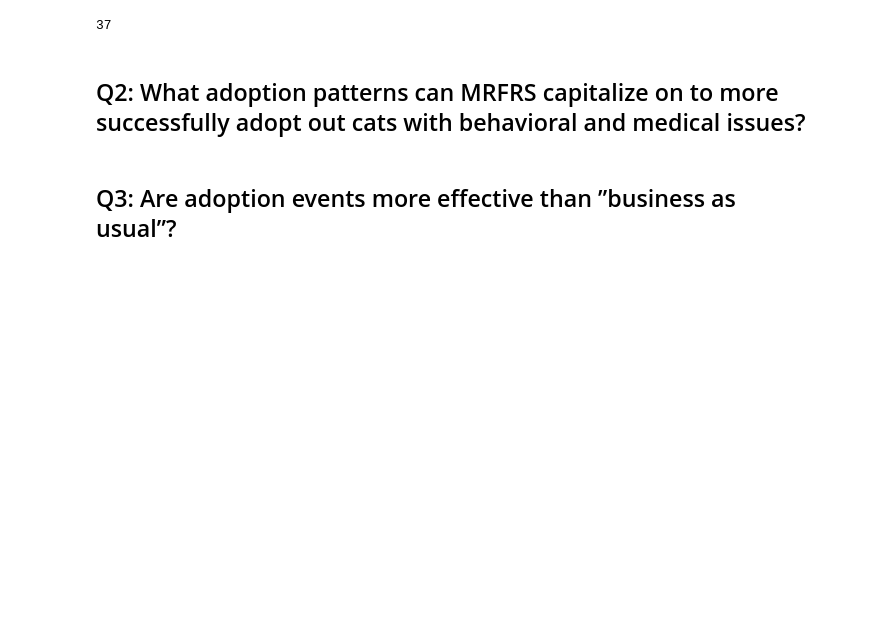
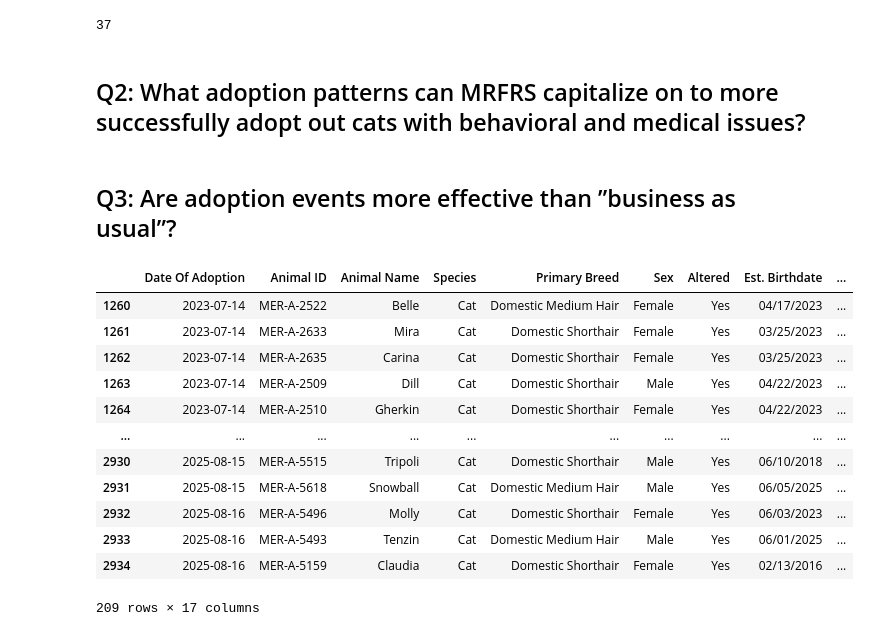
Before and after one commit to nohrg/MRFRS-stats-analysis, a Jupyter notebook: adoption_policy_P2.ipynb, the cells around one changed output. Cells and saved outputs as stored; diff of their text form; code cells hidden in the pictures; blank space fills up the shorter version.

```diff
--- a/adoption_policy_P2.ipynb
+++ b/adoption_policy_P2.ipynb
@@ -618,0 +638,27 @@ len(set(applications["City and State"].unique().tolist()))
+# %%
+calendar["Start Date"] = pd.to_datetime(calendar["Start Date"])
+calendar["End Date"] = pd.to_datetime(calendar["End Date"])
+# %%
+adopt_event_ranges = calendar.loc[calendar["Event Type"] == "Adoption", ["Start Date", "End Date"]].to_numpy()
+fund_event_ranges = calendar.loc[calendar["Event Type"] == "Fundraiser", ["Start Date", "End Date"]].to_numpy()
+# %%
+adoptions["Date Of Adoption"] = pd.to_datetime(adoptions["Date Of Adoption"])
+# %%
+adopt_event_adopts = [adoptions["Date Of Adoption"].between(d[0], d[1]) for d in adopt_event_ranges]
+adopt_event_df = adoptions[np.logical_or.reduce(adopt_event_adopts)]
+# %%
+adopt_event_df
+# %% [output]
+|  | Date Of Adoption | Animal ID | Animal Name | Species | Primary Breed | Sex | Altered | Est. Birthdate | ... |
+| 1260 | 2023-07-14 | MER-A-2522 | Belle | Cat | Domestic Medium Hair | Female | Yes | 04/17/2023 | ... |
+| 1261 | 2023-07-14 | MER-A-2633 | Mira | Cat | Domestic Shorthair | Female | Yes | 03/25/2023 | ... |
+| 1262 | 2023-07-14 | MER-A-2635 | Carina | Cat | Domestic Shorthair | Female | Yes | 03/25/2023 | ... |
+| 1263 | 2023-07-14 | MER-A-2509 | Dill | Cat | Domestic Shorthair | Male | Yes | 04/22/2023 | ... |
+| 1264 | 2023-07-14 | MER-A-2510 | Gherkin | Cat | Domestic Shorthair | Female | Yes | 04/22/2023 | ... |
+| ... | ... | ... | ... | ... | ... | ... | ... | ... | ... |
+| 2930 | 2025-08-15 | MER-A-5515 | Tripoli | Cat | Domestic Shorthair | Male | Yes | 06/10/2018 | ... |
+| 2931 | 2025-08-15 | MER-A-5618 | Snowball | Cat | Domestic Medium Hair | Male | Yes | 06/05/2025 | ... |
+| 2932 | 2025-08-16 | MER-A-5496 | Molly | Cat | Domestic Shorthair | Female | Yes | 06/03/2023 | ... |
+| 2933 | 2025-08-16 | MER-A-5493 | Tenzin | Cat | Domestic Medium Hair | Male | Yes | 06/01/2025 | ... |
+| 2934 | 2025-08-16 | MER-A-5159 | Claudia | Cat | Domestic Shorthair | Female | Yes | 02/13/2016 | ... |
+209 rows × 17 columns
```
Also changed, not shown: parts of 26 cells of this notebook.
